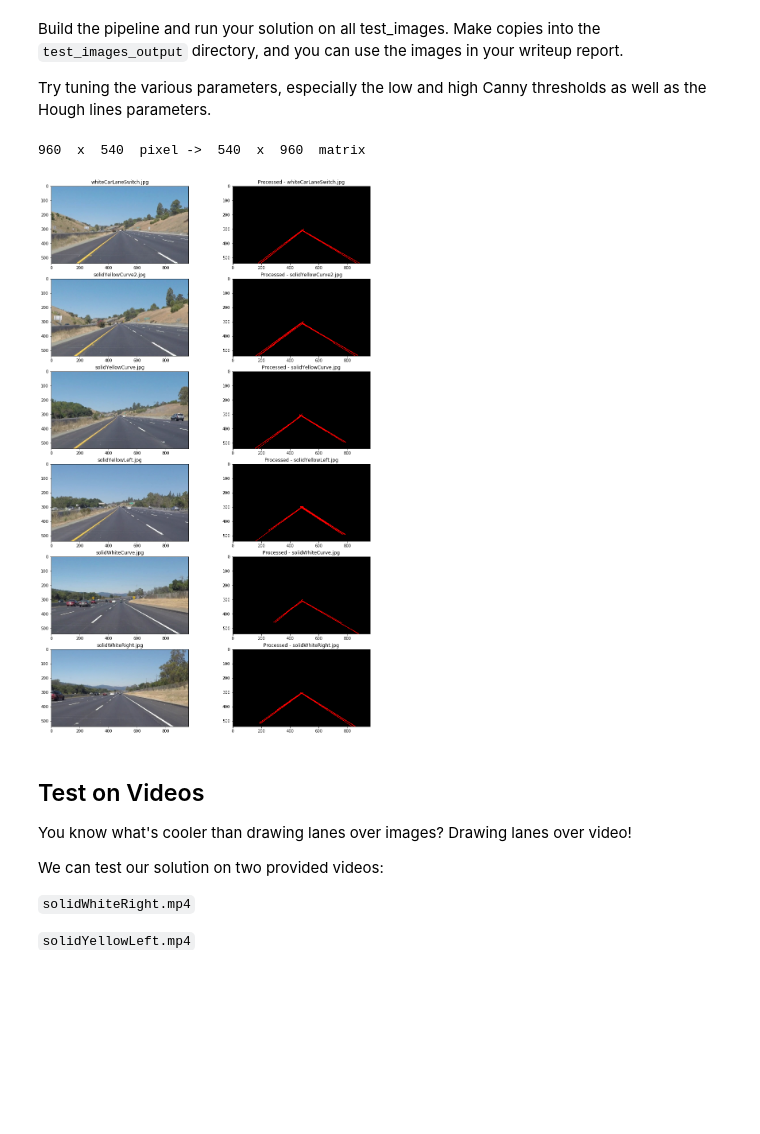
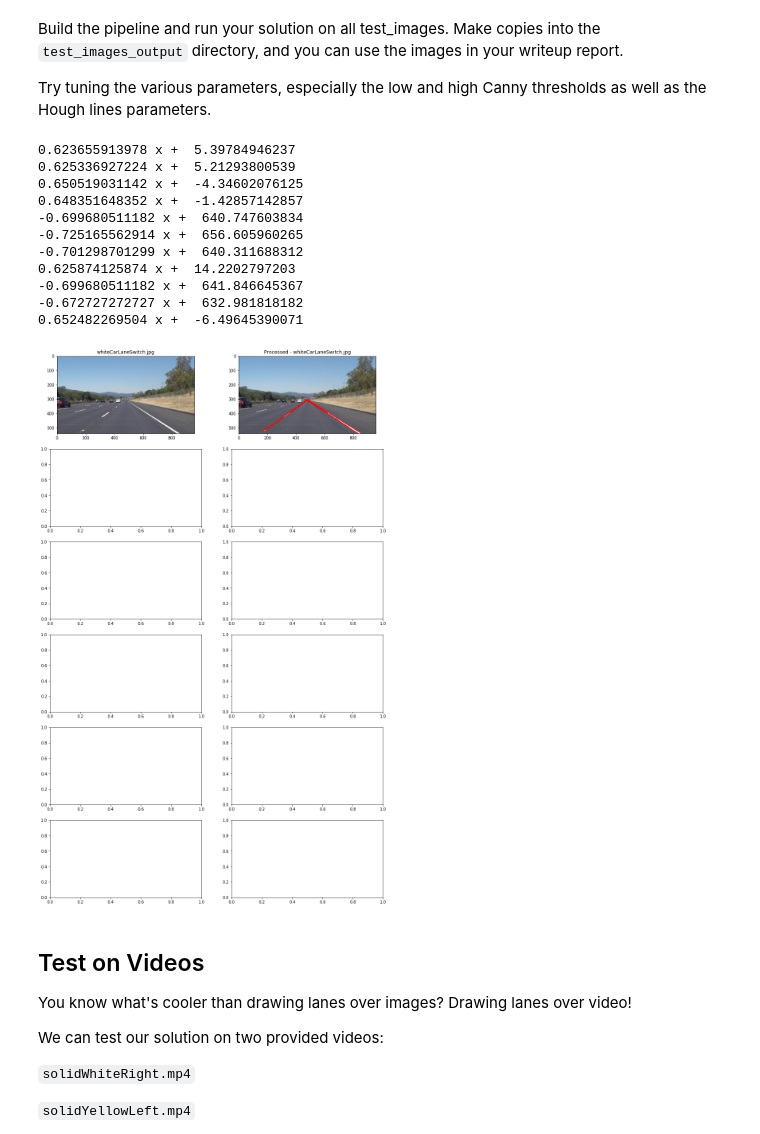
Before and after one commit to bessszilard/Udacity-Self-Driving-Car-Engineer-Nanodegree-Program, a Jupyter notebook: Project-1-Finding-Lane-Lines/P1.ipynb, the cells around one changed output. Drawn from its saved outputs; the diff is of its cells as text; code cells hidden in the pictures; blank space fills up the shorter version.

```diff
--- a/Project-1-Finding-Lane-Lines/P1.ipynb
+++ b/Project-1-Finding-Lane-Lines/P1.ipynb
@@ -196,54 +196,64 @@ Try tuning the various parameters, especially the low and high Canny thresholds
 # %%
 # TODO: Build your pipeline that will draw lane lines on the test_images
 # then save them to the test_images_output directory.
 
 dir = "test_images/"
 imgList = os.listdir(dir)
 
 subplot_rows = len(imgList)
 subplot_cols = 2
 f, ax = plt.subplots(subplot_rows, subplot_cols, figsize=(15, 25))
 
-for i in range (len(imgList)):
+for i in range (1): #len(imgList)):
     row = int(i / subplot_cols)
     column = i % subplot_cols
 
-    img_cols = img_height = image.shape[1];
-    img_rows = img_width  = image.shape[0];
-    if i == 0:
-        print( img_height, " x ",img_width," pixel -> ", img_rows, " x ", img_cols, " matrix " )
+#     img_cols = img_height = image.shape[1];
+#     img_rows = img_width  = image.shape[0];
+#     if i == 0:
+#         print( img_height, " x ",img_width," pixel -> ", img_rows, " x ", img_cols, " matrix " )
 
-    image = mpimg.imread(dir + imgList[i])
-    gray = grayscale(image)
-    gray_blurred = gaussian_blur(gray, 5)
+#     image = mpimg.imread(dir + imgList[i])
+#     gray = grayscale(image)
+#     gray_blurred = gaussian_blur(gray, 5)
 
-    low_threshold = 50
-    high_threshold = low_threshold * 3
-    edge_detection = canny(gray_blurred, low_threshold, high_threshold)
+#     low_threshold = 50
+#     high_threshold = low_threshold * 3
+#     edge_detection = canny(gray_blurred, low_threshold, high_threshold)
 
-    vertices = np.array([[(150              , img_rows),      # left_bot
-                          (img_cols / 2   , img_rows / 2 + 20),  # left_top
-                          (img_cols - 75  , img_rows)]], dtype=np.int32)
-    roi = region_of_interest ( edge_detection, vertices )
+#     vertices = np.array([[(130              , img_rows),      # left_bot
+#                           (img_cols / 2   , img_rows / 2 + 20),  # left_top
+#                           (img_cols - 70  , img_rows)]], dtype=np.int32)
+#     roi = region_of_interest ( edge_detection, vertices )
 
-    # copied from 16. Quiz: Hough Transform
-    rho = 1 # distance resolution in pixels of the Hough grid
-    theta = np.pi/180  # angular resolution in radians of the Hough grid
-    threshold = 20     # minimum number of votes (intersections in Hough grid cell)
-    min_line_len = 90  #minimum number of pixels making up a line
-    max_line_gap = 200    # maximum gap in pixels between connectable line segments
-    line_image = np.copy(image)*0 # creating a blank to draw lines on
+#     # copied from 16. Quiz: Hough Transform
+#     rho = 1 # distance resolution in pixels of the Hough grid
+#     theta = np.pi/180  # angular resolution in radians of the Hough grid
+#     threshold = 20     # minimum number of votes (intersections in Hough grid cell)
+#     min_line_len = 90  #minimum number of pixels making up a line
+#     max_line_gap = 200    # maximum gap in pixels between connectable line segments
+#     line_image = np.copy(image)*0 # creating a blank to draw lines on
 
-    lines = hough_lines(roi, rho, theta, threshold, min_line_len, max_line_gap)
+#     lines = hough_lines(roi, rho, theta, threshold, min_line_len, max_line_gap)
 
-    processed_image = lines
+    processed_image = process_image(image)
     ax[i][0].imshow(image)
     ax[i][0].set_title(imgList[i])
     ax[i][1].imshow(processed_image, cmap = 'gray')
     ax[i][1].set_title("Processed - " + imgList[i])
 # %% [output]
-960  x  540  pixel ->  540  x  960  matrix
+0.623655913978 x +  5.39784946237
+0.625336927224 x +  5.21293800539
+0.650519031142 x +  -4.34602076125
+0.648351648352 x +  -1.42857142857
+-0.699680511182 x +  640.747603834
+-0.725165562914 x +  656.605960265
+-0.701298701299 x +  640.311688312
+0.625874125874 x +  14.2202797203
+-0.699680511182 x +  641.846645367
+-0.672727272727 x +  632.981818182
+0.652482269504 x +  -6.49645390071
-[figure, old version]
+[figure, new version]
 # %% [markdown]
 ## Test on Videos
 
```
Also changed, not shown: parts of 8 cells of this notebook.
